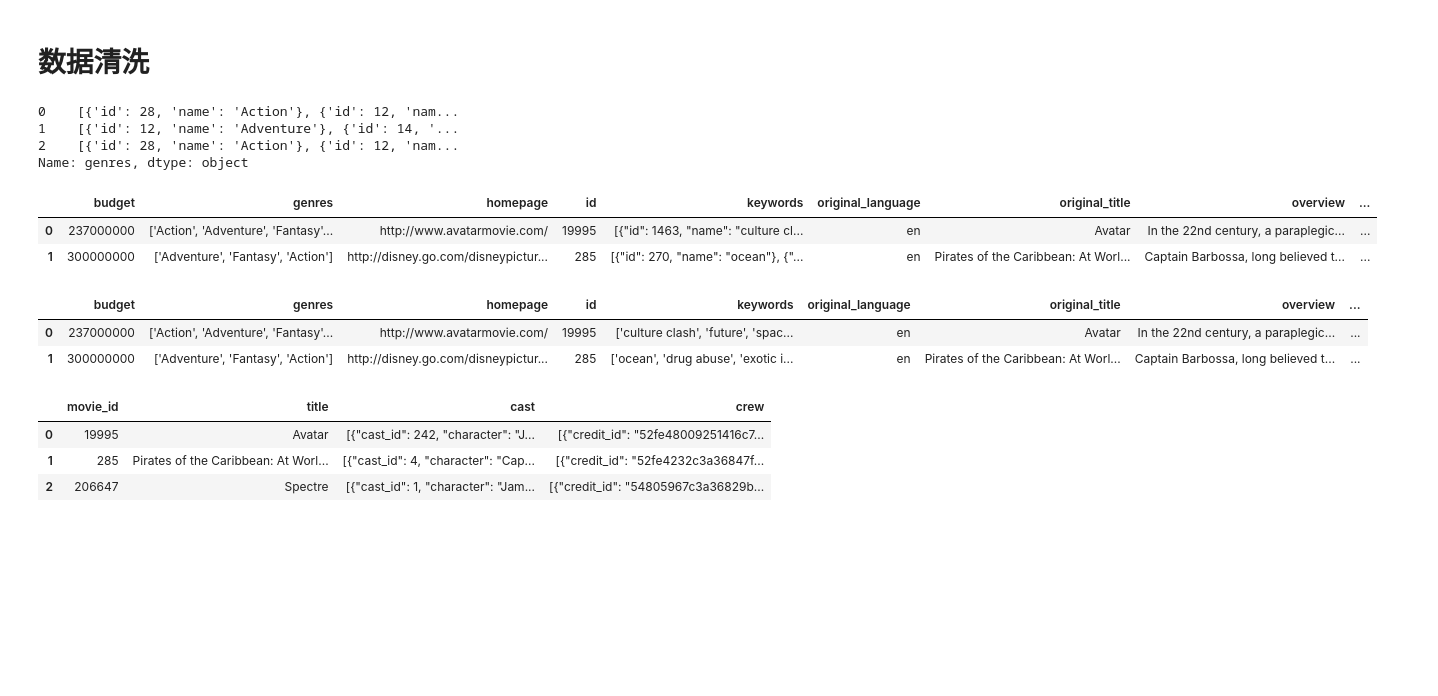
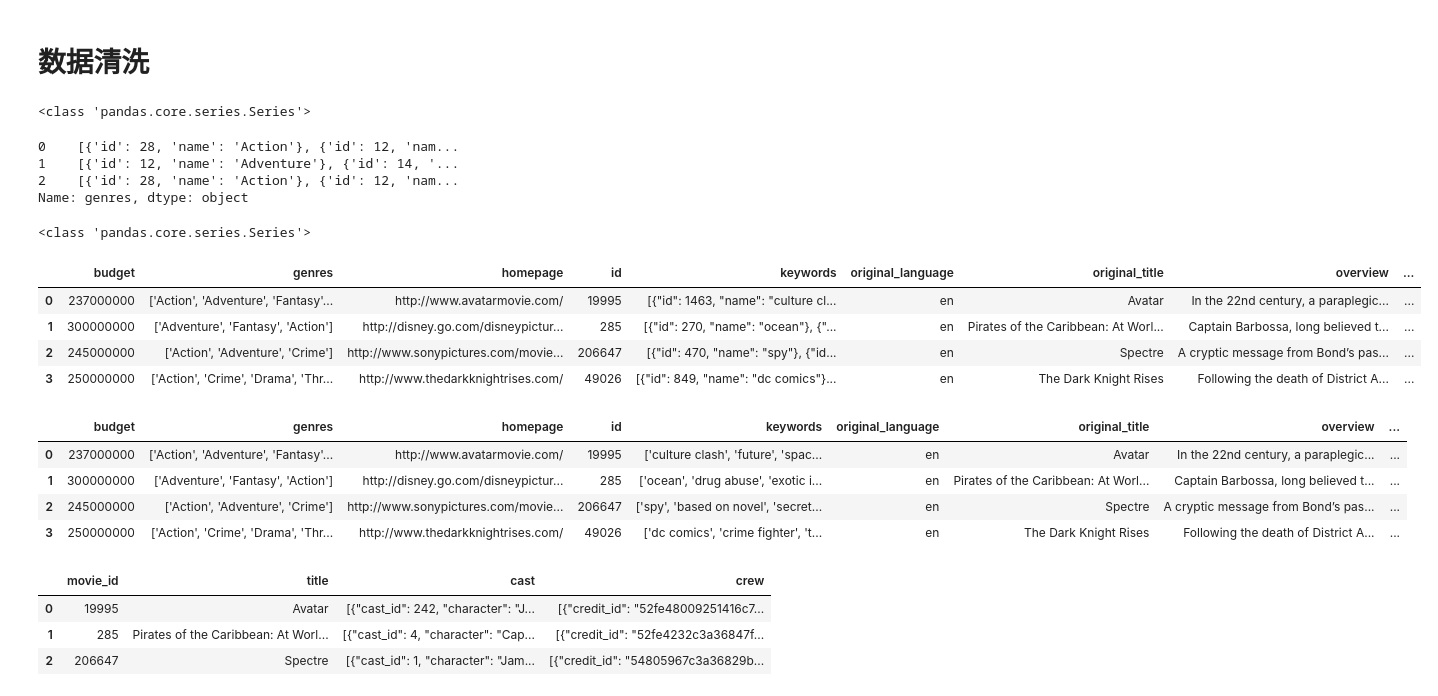
Before and after one commit to longxiangfu/python_learn, a Jupyter notebook: python/data_resolver/film/film_data_resolver.ipynb, the cells around one changed output. Cells and saved outputs as stored; diff of their text form; code cells hidden in the pictures; blank space fills up the shorter version.

```diff
--- a/python/data_resolver/film/film_data_resolver.ipynb
+++ b/python/data_resolver/film/film_data_resolver.ipynb
@@ -59,3 +67,7 @@ memory usage: 150.2+ KB
 # %% [markdown]
 # 数据清洗
+# %%
+print(type(movie['genres']))
+# %% [output]
+<class 'pandas.core.series.Series'>
 # %%
@@ -68,4 +80,8 @@ movie['genres'].head(3)
 1    [{'id': 12, 'name': 'Adventure'}, {'id': 14, '...
 2    [{'id': 28, 'name': 'Action'}, {'id': 12, 'nam...
 Name: genres, dtype: object
+# %%
+print(type(movie['genres']))
+# %% [output]
+<class 'pandas.core.series.Series'>
 # %%
@@ -75,11 +92,13 @@ for index, genres in zip(movie.index, movie['genres']):
         l.append(_['name'])
     movie.loc[index, 'genres'] = str(l)
 # %%
-movie.head(2)
+movie.head(4)
 # %% [output]
 |  | budget | genres | homepage | id | keywords | original_language | original_title | overview | ... |
 | 0 | 237000000 | ['Action', 'Adventure', 'Fantasy'... | http://www.avatarmovie.com/ | 19995 | [{"id": 1463, "name": "culture cl... | en | Avatar | In the 22nd century, a paraplegic... | ... |
 | 1 | 300000000 | ['Adventure', 'Fantasy', 'Action'] | http://disney.go.com/disneypictur... | 285 | [{"id": 270, "name": "ocean"}, {"... | en | Pirates of the Caribbean: At Worl... | Captain Barbossa, long believed t... | ... |
+| 2 | 245000000 | ['Action', 'Adventure', 'Crime'] | http://www.sonypictures.com/movie... | 206647 | [{"id": 470, "name": "spy"}, {"id... | en | Spectre | A cryptic message from Bond’s pas... | ... |
+| 3 | 250000000 | ['Action', 'Crime', 'Drama', 'Thr... | http://www.thedarkknightrises.com/ | 49026 | [{"id": 849, "name": "dc comics"}... | en | The Dark Knight Rises | Following the death of District A... | ... |
 # %%
 def json2list(name):
     movie[name] = movie[name].apply(json.loads)
@@ -97,11 +116,13 @@ json2list('keywords')
 json2list('production_companies')
 json2list('spoken_languages')
 # %%
-movie.head(2)
+movie.head(4)
 # %% [output]
 |  | budget | genres | homepage | id | keywords | original_language | original_title | overview | ... |
 | 0 | 237000000 | ['Action', 'Adventure', 'Fantasy'... | http://www.avatarmovie.com/ | 19995 | ['culture clash', 'future', 'spac... | en | Avatar | In the 22nd century, a paraplegic... | ... |
 | 1 | 300000000 | ['Adventure', 'Fantasy', 'Action'] | http://disney.go.com/disneypictur... | 285 | ['ocean', 'drug abuse', 'exotic i... | en | Pirates of the Caribbean: At Worl... | Captain Barbossa, long believed t... | ... |
+| 2 | 245000000 | ['Action', 'Adventure', 'Crime'] | http://www.sonypictures.com/movie... | 206647 | ['spy', 'based on novel', 'secret... | en | Spectre | A cryptic message from Bond’s pas... | ... |
+| 3 | 250000000 | ['Action', 'Crime', 'Drama', 'Thr... | http://www.thedarkknightrises.com/ | 49026 | ['dc comics', 'crime fighter', 't... | en | The Dark Knight Rises | Following the death of District A... | ... |
 # %%
 credit.head(3)
 # %% [output]
```
Also changed, not shown: parts of 33 cells of this notebook, 2 other files.
